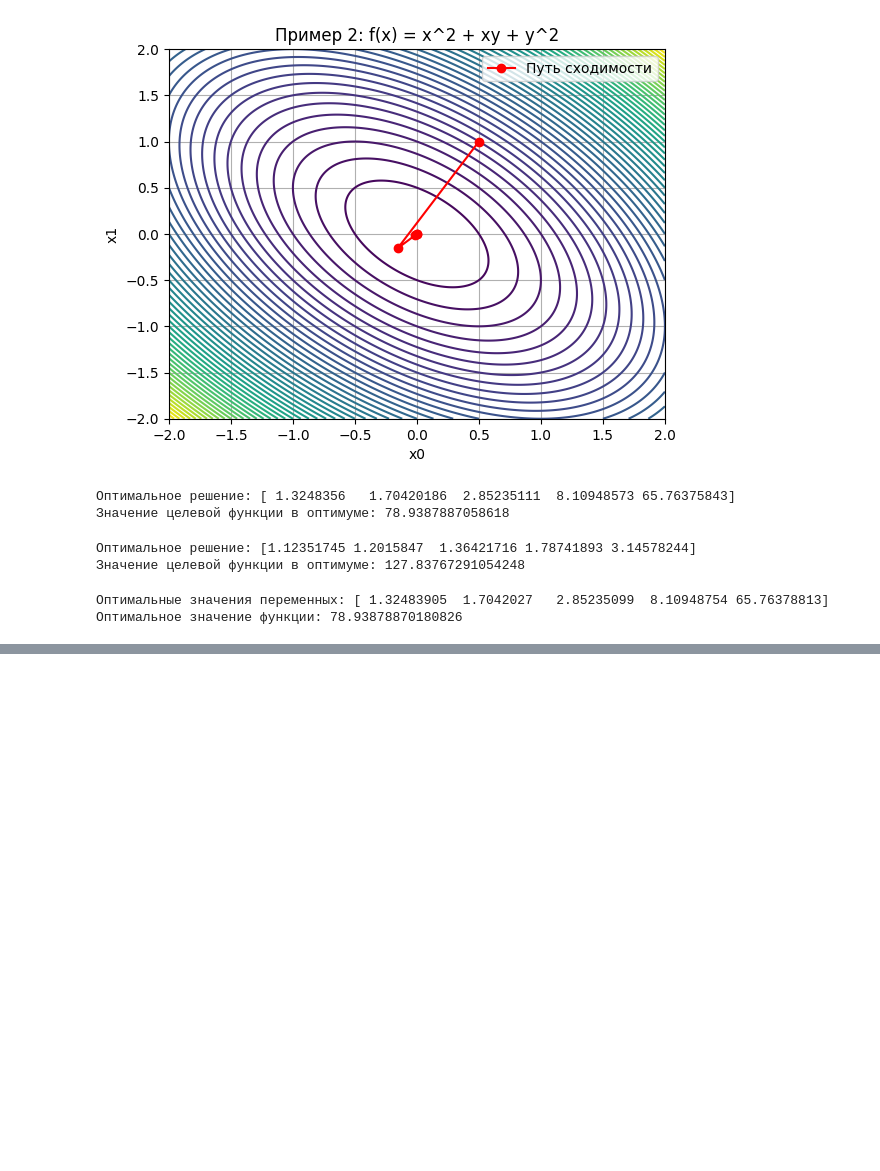
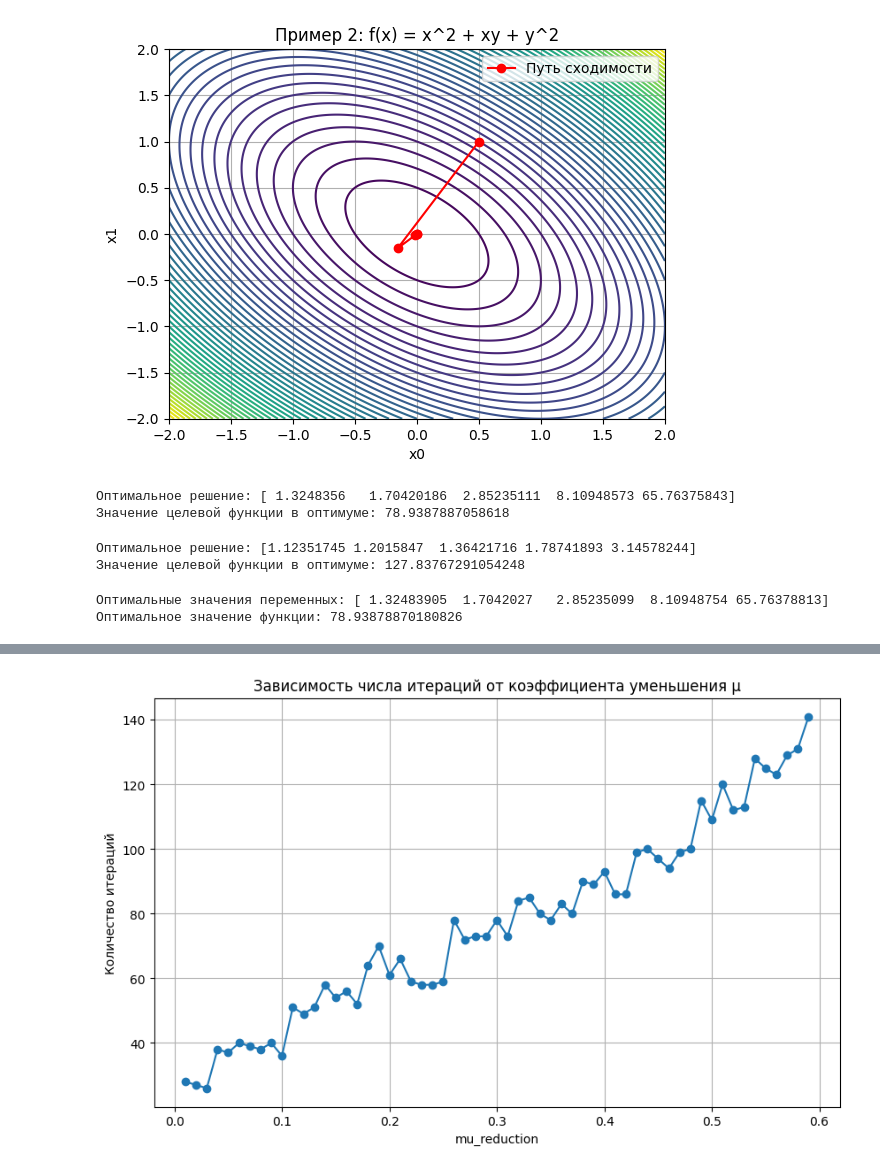
Before and after one commit to sashatitasha/prac-io-titushin, a Jupyter notebook: code.ipynb, the cells around one changed output, grey strips where cells are left out. Cells and saved outputs as stored; diff of their text form; code cells hidden in the pictures; blank space fills up the shorter version.

```diff
--- a/code.ipynb
+++ b/code.ipynb
@@ -87,8 +87,9 @@ def dfp_method(f, x0, mu, tol=1e-6, max_iter=1000):
     n = len(x0)  # Размерность пространства
     H_k = np.eye(n)  # Инициализация матрицы H как единичной
     x_k = x0  # Начальное приближение решения
+    num_iter = 0
 
-    for _ in range(max_iter):
+    for num_iter in range(max_iter):
         # Вычисление градиента целевой функции
         grad = gradient(lambda x: combined_func(x, mu, constraints), x_k)
 
@@ -122,7 +123,7 @@ def dfp_method(f, x0, mu, tol=1e-6, max_iter=1000):
         # Переход к следующей итерации
         x_k = x_k_next
 
-    return x_k
+    return x_k, num_iter
 # %%
 # Целевая функция
 def objective(x):
@@ -277,7 +278,7 @@ history = [x_sol.copy()]
 # Цикл сходимости
 while mu > mu_end:
     # Запускаем метод DFP для нахождения минимума с текущим значением mu
-    x_sol = dfp_method(lambda x: combined_func(x, mu, constraints), x_sol, mu)
+    x_sol, num = dfp_method(lambda x: combined_func(x, mu, constraints), x_sol, mu)
     mu *= mu_reduction
     history.append(x_sol.copy())
 
@@ -333,5 +334,7 @@ result = minimize(objective, x0, method='trust-constr', constraints=constraints,
 
 print("Оптимальное решение:", result.x)
 print("Значение целевой функции в оптимуме:", result.fun)
+
+python_optimized = result.fun
 # %% [output]
 `xtol` termination condition is satisfied.
@@ -340,0 +625,40 @@ Number of iterations: 89, function evaluations: 606, CG iterations: 277, optimal
+# %%
+def objective(x):
+    return sum([(x[i] - 7)**2 + 42 * (x[i+1] - x[i]**2)**2 for i in range(len(x) - 1)])
+
+def constraint1(x):
+    return 72 - sum([i * x[i - 1]**2 for i in range(1, len(x) + 1)])
+
+results = []
+mu_start = 1.0
+mu_end = 1e-3
+constraints = [constraint1]
+mu_ar = np.arange(0.01, 0.6, 0.01)
+tol = 0.0001
+
+for mu_reduction in mu_ar:
+  x0 = [1.0, 1.0, 1.0, 1.0, 1.0]
+  x_sol = x0
+  mu = mu_start
+  total_iterations = 0
+
+  while mu > mu_end:
+    x_sol, num_iter = dfp_method(lambda x: combined_func(x, mu, constraints), x_sol, mu, tol=tol)
+    mu *= mu_reduction
+    total_iterations += num_iter
+
+  results.append((mu_reduction, total_iterations))
+
+# Построение графика
+mu_reduction_values = [res[0] for res in results]
+iterations_values = [res[1] for res in results]
+
+plt.figure(figsize=(10, 6))
+plt.plot(mu_reduction_values, iterations_values, marker='o')
+plt.xlabel('mu_reduction')
+plt.ylabel('Количество итераций')
+plt.title('Зависимость числа итераций от коэффициента уменьшения μ')
+plt.grid(True)
+plt.show()
+# %% [output]
+[figure, added]
```
Also changed, not shown: parts of 9 cells of this notebook, 15 other files.
